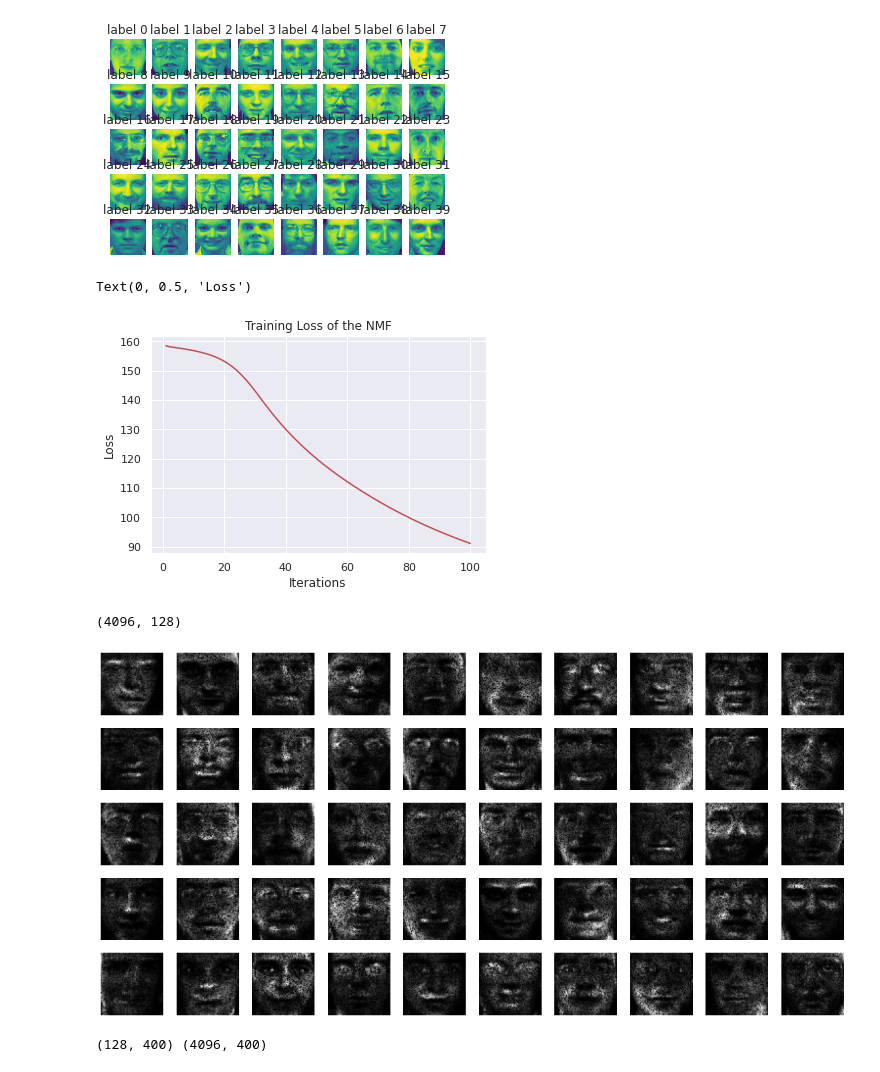
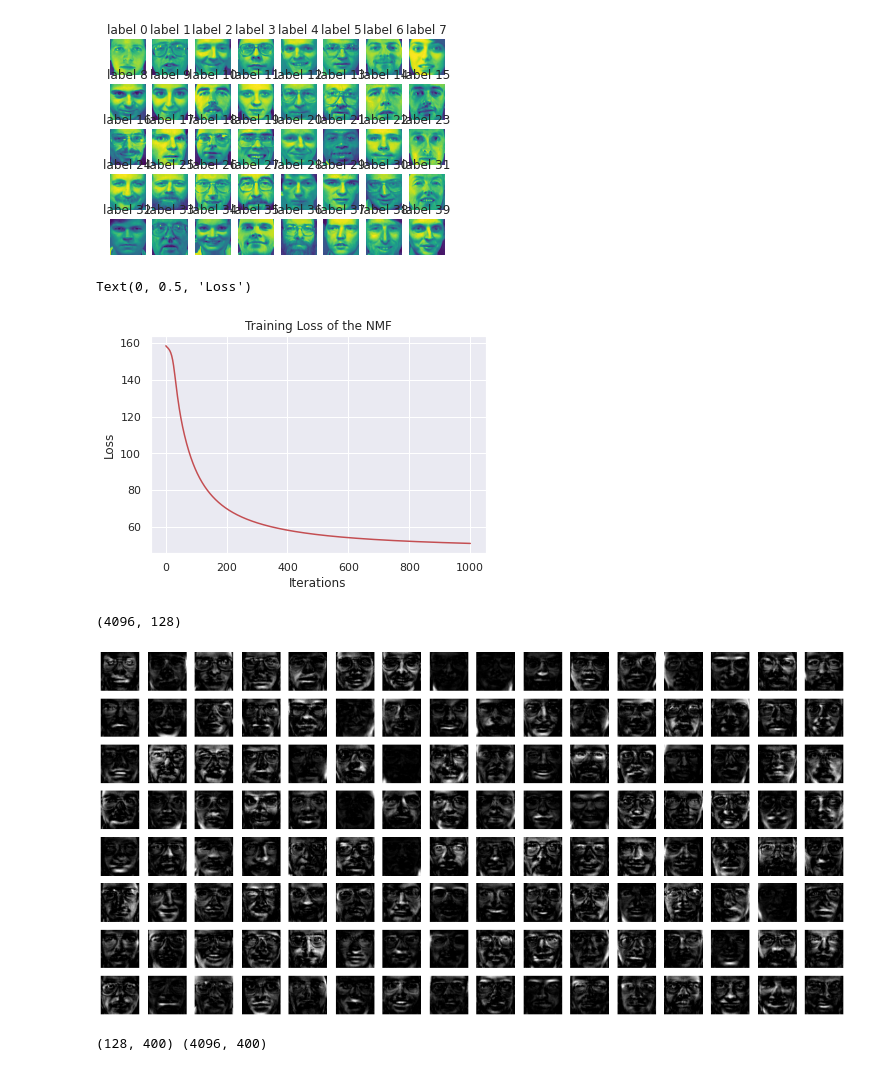
Before and after one commit to fsajad9/Saeidian, a Jupyter notebook: non_negative.ipynb, the cells around one changed output. Cells and saved outputs as stored; diff of their text form; code cells hidden in the pictures.

```diff
--- a/non_negative.ipynb
+++ b/non_negative.ipynb
@@ -133,7 +133,7 @@ class NMF:
         return  X
 # %%
 n_components = 128 # Number of components in the reduced representation
-n_iterations = 100 # Number of iterations to update the weights
+n_iterations = 1000 # Number of iterations to update the weights
 
 model = NMF(n_components, n_iterations)
 model.fit(X)
@@ -147,7 +147,7 @@ plt.xlabel('Iterations')
 plt.ylabel('Loss')
 # %% [output]
 Text(0, 0.5, 'Loss')
-[figure, old version]
+[figure, new version]
 # %%
 components = model.get_components()
 components.shape
@@ -155,13 +155,13 @@ components.shape
 (4096, 128)
 # %%
 plt.figure(figsize=(20, 10))
-for i in range(50):
-    plt.subplot(5, 10, i+1)
+for i in range(128):
+    plt.subplot(8, 16, i+1)
     plt.imshow(components.T[i].reshape(64, 64))
     plt.set_cmap('gray')
     plt.axis('off')
 # %% [output]
-[figure, old version]
+[figure, new version]
 # %%
 X_transformed = model.transform()
 X_retransformed = model.inverse_transform()
```
